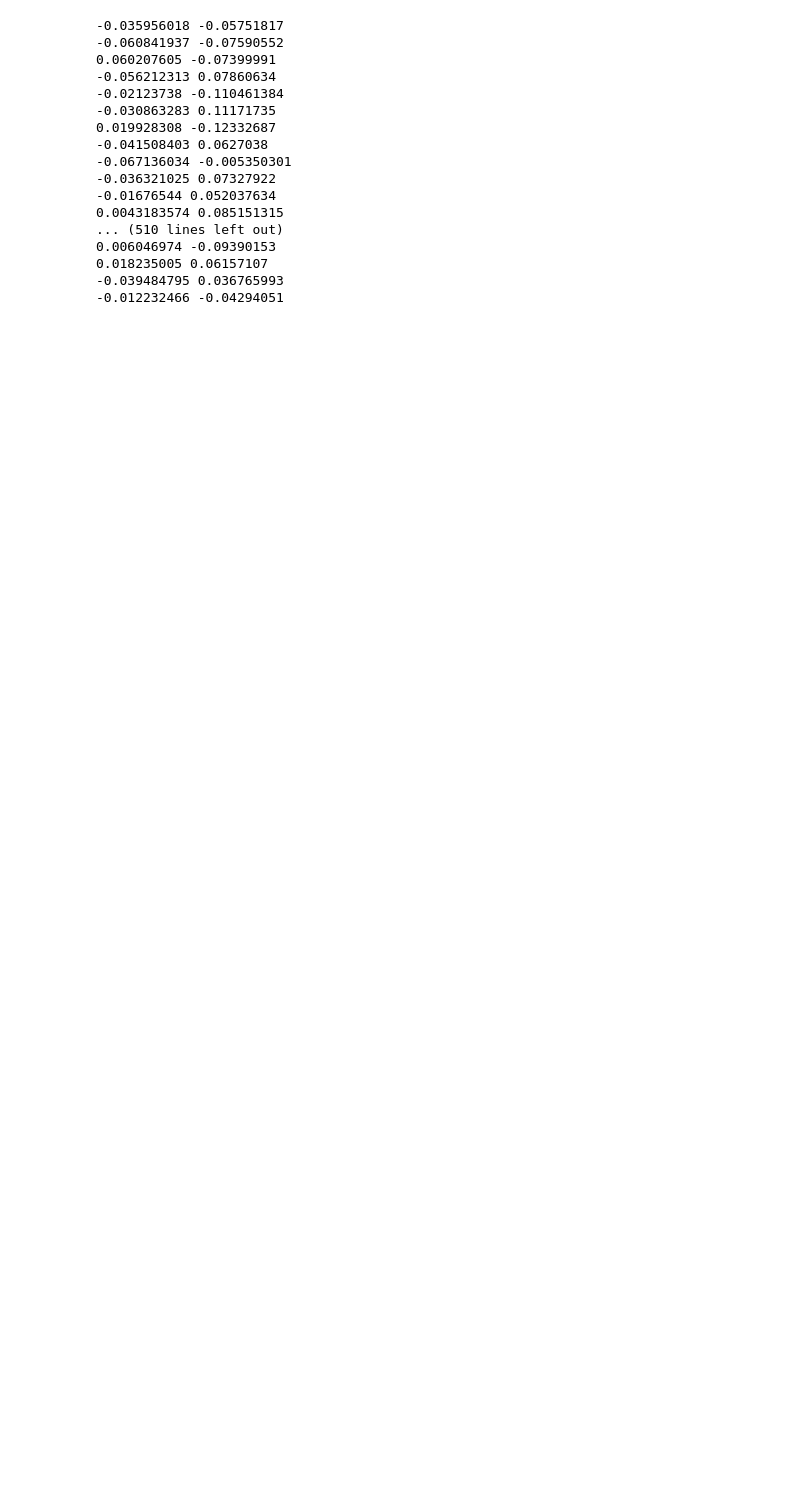
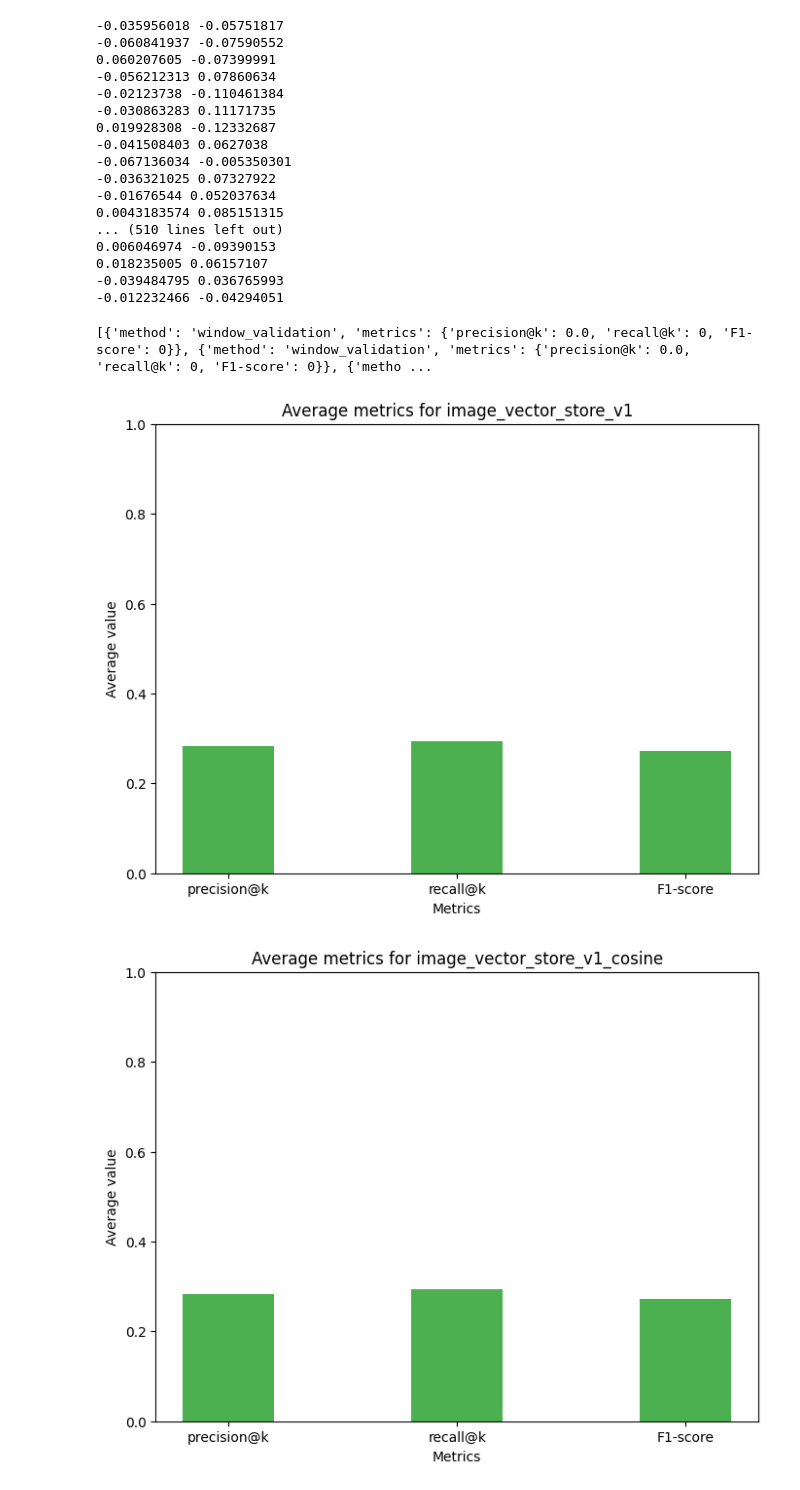
Before and after one commit to MrIlyaneX/DLS-Project, a Jupyter notebook: notebooks/AE.ipynb, the cells around one changed output. Cells and saved outputs as stored; diff of their text form; code cells hidden in the pictures; blank space fills up the shorter version.

```diff
--- a/notebooks/AE.ipynb
+++ b/notebooks/AE.ipynb
@@ -410,0 +644,2 @@ solver.training(
+# %%
+collection_to_use = "embeddings_small_AE_Eucl"
@@ -410,0 +719,30 @@ solver.training(
+# %%
+import json
+
+path_results = "./results/"
+
+results = all_metrics
+print(results)
+with open(path_results + collection_to_use, "w") as outfile:
+    json.dump(results, outfile)
+# %% [output]
+[{'method': 'window_validation', 'metrics': {'precision@k': 0.0, 'recall@k': 0, 'F1-score': 0}}, {'method': 'window_validation', 'metrics': {'precision@k': 0.0, 'recall@k': 0, 'F1-score': 0}}, {'metho ...
+# %%
+dict_results = dict()
+# %%
+dict_results[collection_to_use] = results
+# %%
+all_names = ["image_vector_store_v1", "image_vector_store_v1_cosine",
+    "embeddings_small_pca_Eucl",
+    "embeddings_small_gaussian_Eucl",
+    "embeddings_small_AE_Eucl",
+    "embeddings_small_pca_Cos",
+    "embeddings_small_gaussian_Cos",
+    "embeddings_small_AE_Cos",
+]
+
+for name in all_names:
+    plot_average_metrics_per_method(dict_results[name], name)
+# %% [output]
+[figure, added]
+[figure, added]
```
Also changed, not shown: parts of 17 cells of this notebook, 1 other file.
